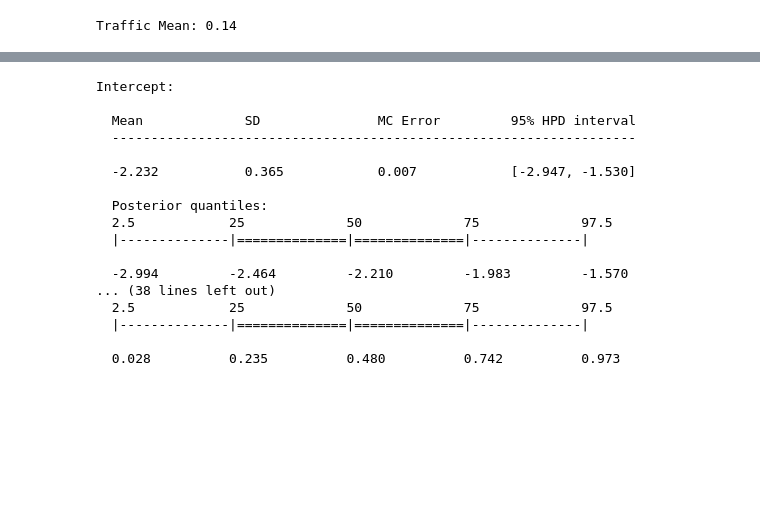
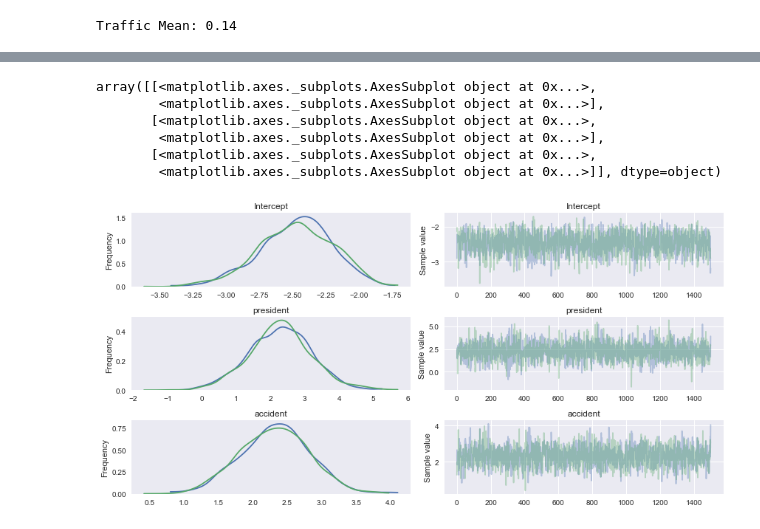
Before and after one commit to cavaunpeu/intercausal-reasoning, a Jupyter notebook: intercausal_reasoning.ipynb, the cells around one changed output, grey strips where cells are left out. Saved outputs shown, nothing was run; the diff lists cells and outputs as text; code cells hidden in the pictures; blank space fills up the shorter version.

```diff
--- a/intercausal_reasoning.ipynb
+++ b/intercausal_reasoning.ipynb
@@ -3,16 +3,18 @@ import matplotlib.pyplot as plt
 import numpy as np
 import pandas as pd
 import pymc3 as pm
+from scipy.optimize import fmin_powell
+import seaborn as sns
 from sklearn.linear_model import LogisticRegression
-from scipy.optimize import fmin_powell
 
 %matplotlib inline
+plt.style.use('seaborn')
 # %%
 # simulate data
 # %%
-PRESIDENT_PROBABILITY = .01
+PRESIDENT_PROBABILITY = .03
 ACCIDENT_PROBABILITY = .1
-TRIALS = 100
+TRIALS = 200
 # %%
 president = np.random.binomial(n=1, p=PRESIDENT_PROBABILITY, size=TRIALS)
 accident = np.random.binomial(n=1, p=ACCIDENT_PROBABILITY, size=TRIALS)
@@ -75,10 +79,8 @@ Estimated accident coefficient: 1.1995
 # %%
-observed_data = pd.DataFrame({'president': president, 'accident': accident, 'traffic': traffic})
-
 with pm.Model() as model:
     pm.glm.glm('traffic ~ president + accident', observed_data, family=pm.glm.families.Binomial())
     start_MAP = pm.find_MAP(fmin=fmin_powell, disp=False)
     step = pm.NUTS(scaling=start_MAP)
-    traces = pm.sample(2000, step=step, njobs=2, progressbar=True)
+    trace = pm.sample(2000, step=step, njobs=2, progressbar=True)
 # %%
 # i'm not sure why, but everything seems to go to hell when i have `njobs=4`
@@ -97,20 +87,13 @@ array([[<matplotlib.axes._subplots.AxesSubplot object at 0x...>,
-# %%
-pm.summary(traces)
-# %% [output]
-Intercept:
-
-  Mean             SD               MC Error         95% HPD interval
-  -------------------------------------------------------------------
-
-  -2.232           0.365            0.007            [-2.947, -1.530]
-
-  Posterior quantiles:
-  2.5            25             50             75             97.5
-  |--------------|==============|==============|--------------|
-
-  -2.994         -2.464         -2.210         -1.983         -1.570
-... (38 lines left out)
-  2.5            25             50             75             97.5
-  |--------------|==============|==============|--------------|
-
-  0.028          0.235          0.480          0.742          0.973
+# %%
+warmup = 500
+variables = ['Intercept', 'president', 'accident']
+
+pm.traceplot(trace[warmup:], varnames=variables)
+# %% [output]
+array([[<matplotlib.axes._subplots.AxesSubplot object at 0x...>,
+        <matplotlib.axes._subplots.AxesSubplot object at 0x...>],
+       [<matplotlib.axes._subplots.AxesSubplot object at 0x...>,
+        <matplotlib.axes._subplots.AxesSubplot object at 0x...>],
+       [<matplotlib.axes._subplots.AxesSubplot object at 0x...>,
+        <matplotlib.axes._subplots.AxesSubplot object at 0x...>]], dtype=object)
+[figure, added]
```
Also changed, not shown: parts of 7 cells of this notebook.
